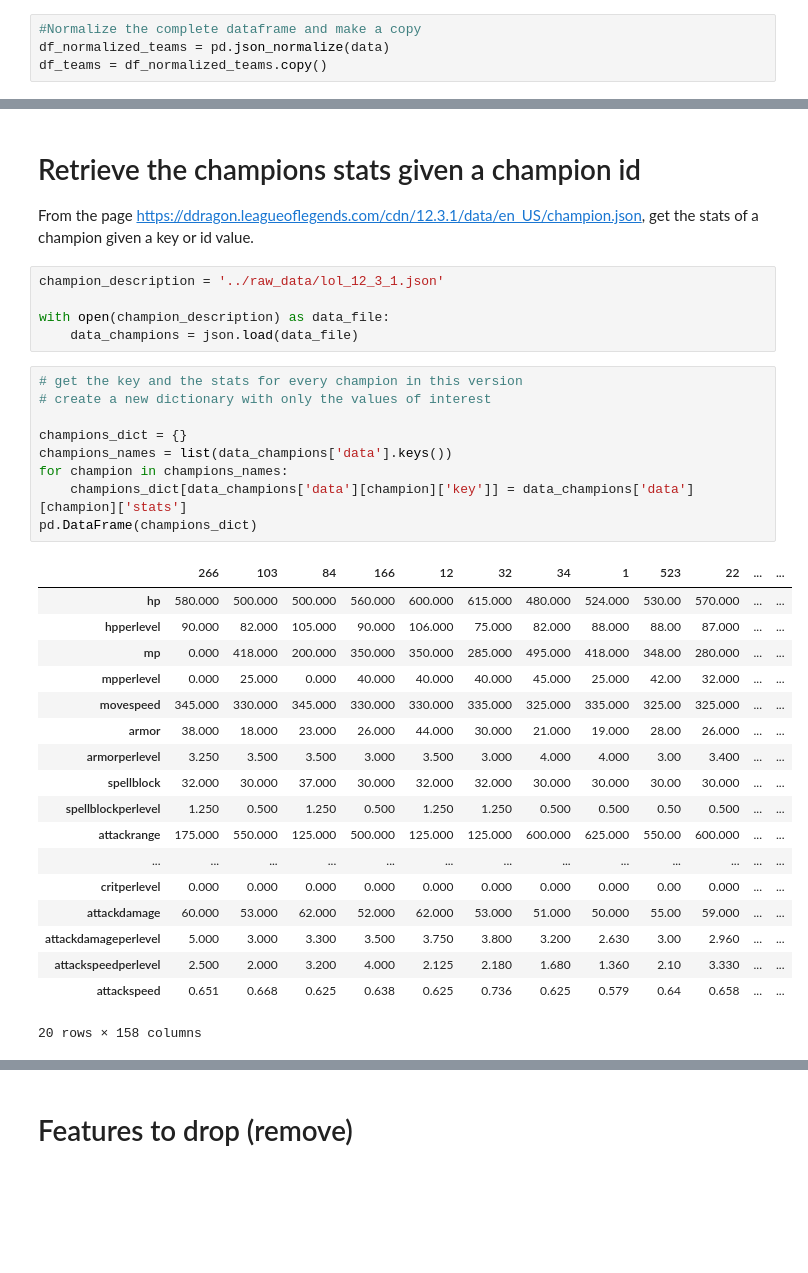
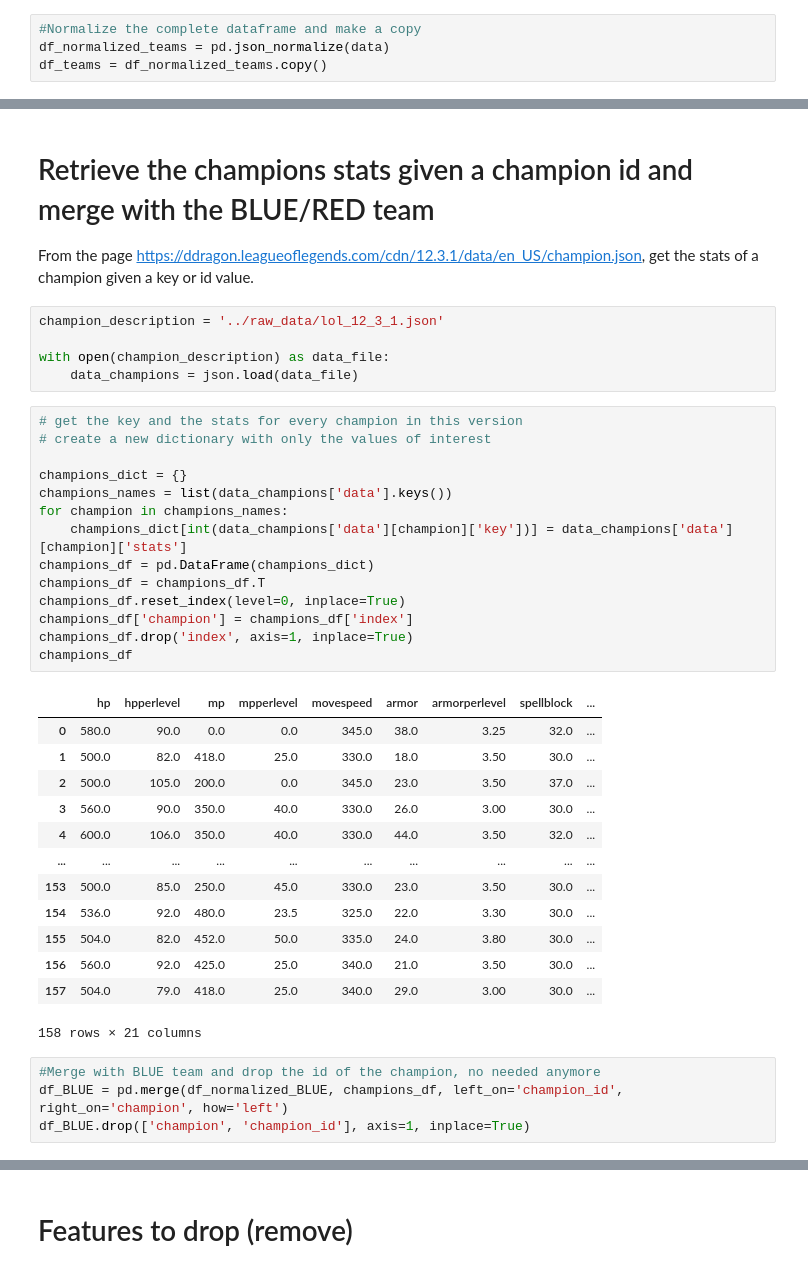
Before and after one commit to stephanyvargas/LoL_winner_predictor, a Jupyter notebook: notebooks/simple_model_Stephy.ipynb, the cells around one changed output, grey strips where cells are left out. Saved outputs shown, nothing was run; the diff lists cells and outputs as text; blank space fills up the shorter version.

Commit message:
migrated more preprocessing code from the file test_data_preprocessing_Stephany.ipynb, still missing imputer and label encoder

```diff
--- a/notebooks/simple_model_Stephy.ipynb
+++ b/notebooks/simple_model_Stephy.ipynb
@@ -55,5 +100,5 @@ df_normalized_BLUE['index_teams'] = index_teams
 # %% [markdown]
-# Retrieve the champions stats given a champion id
+# Retrieve the champions stats given a champion id and merge with the BLUE/RED team
 
 From the page https://ddragon.leagueoflegends.com/cdn/12.3.1/data/en_US/champion.json, get the stats of a champion given a key or id value.
 # %%
@@ -64,28 +109,32 @@ with open(champion_description) as data_file:
 # %%
 # get the key and the stats for every champion in this version
 # create a new dictionary with only the values of interest
 
 champions_dict = {}
 champions_names = list(data_champions['data'].keys())
 for champion in champions_names:
-    champions_dict[data_champions['data'][champion]['key']] = data_champions['data'][champion]['stats']
-pd.DataFrame(champions_dict)
+    champions_dict[int(data_champions['data'][champion]['key'])] = data_champions['data'][champion]['stats']
+champions_df = pd.DataFrame(champions_dict)
+champions_df = champions_df.T
+champions_df.reset_index(level=0, inplace=True)
+champions_df['champion'] = champions_df['index']
+champions_df.drop('index', axis=1, inplace=True)
+champions_df
 # %% [output]
-|  | 266 | 103 | 84 | 166 | 12 | 32 | 34 | 1 | 523 | 22 | ... | ... |
-| hp | 580.000 | 500.000 | 500.000 | 560.000 | 600.000 | 615.000 | 480.000 | 524.000 | 530.00 | 570.000 | ... | ... |
-| hpperlevel | 90.000 | 82.000 | 105.000 | 90.000 | 106.000 | 75.000 | 82.000 | 88.000 | 88.00 | 87.000 | ... | ... |
-| mp | 0.000 | 418.000 | 200.000 | 350.000 | 350.000 | 285.000 | 495.000 | 418.000 | 348.00 | 280.000 | ... | ... |
-| mpperlevel | 0.000 | 25.000 | 0.000 | 40.000 | 40.000 | 40.000 | 45.000 | 25.000 | 42.00 | 32.000 | ... | ... |
-| movespeed | 345.000 | 330.000 | 345.000 | 330.000 | 330.000 | 335.000 | 325.000 | 335.000 | 325.00 | 325.000 | ... | ... |
-| armor | 38.000 | 18.000 | 23.000 | 26.000 | 44.000 | 30.000 | 21.000 | 19.000 | 28.00 | 26.000 | ... | ... |
-| armorperlevel | 3.250 | 3.500 | 3.500 | 3.000 | 3.500 | 3.000 | 4.000 | 4.000 | 3.00 | 3.400 | ... | ... |
-| spellblock | 32.000 | 30.000 | 37.000 | 30.000 | 32.000 | 32.000 | 30.000 | 30.000 | 30.00 | 30.000 | ... | ... |
-| spellblockperlevel | 1.250 | 0.500 | 1.250 | 0.500 | 1.250 | 1.250 | 0.500 | 0.500 | 0.50 | 0.500 | ... | ... |
-| attackrange | 175.000 | 550.000 | 125.000 | 500.000 | 125.000 | 125.000 | 600.000 | 625.000 | 550.00 | 600.000 | ... | ... |
-| ... | ... | ... | ... | ... | ... | ... | ... | ... | ... | ... | ... | ... |
-| critperlevel | 0.000 | 0.000 | 0.000 | 0.000 | 0.000 | 0.000 | 0.000 | 0.000 | 0.00 | 0.000 | ... | ... |
-| attackdamage | 60.000 | 53.000 | 62.000 | 52.000 | 62.000 | 53.000 | 51.000 | 50.000 | 55.00 | 59.000 | ... | ... |
-| attackdamageperlevel | 5.000 | 3.000 | 3.300 | 3.500 | 3.750 | 3.800 | 3.200 | 2.630 | 3.00 | 2.960 | ... | ... |
-| attackspeedperlevel | 2.500 | 2.000 | 3.200 | 4.000 | 2.125 | 2.180 | 1.680 | 1.360 | 2.10 | 3.330 | ... | ... |
-| attackspeed | 0.651 | 0.668 | 0.625 | 0.638 | 0.625 | 0.736 | 0.625 | 0.579 | 0.64 | 0.658 | ... | ... |
+|  | hp | hpperlevel | mp | mpperlevel | movespeed | armor | armorperlevel | spellblock | ... |
+| 0 | 580.0 | 90.0 | 0.0 | 0.0 | 345.0 | 38.0 | 3.25 | 32.0 | ... |
+| 1 | 500.0 | 82.0 | 418.0 | 25.0 | 330.0 | 18.0 | 3.50 | 30.0 | ... |
+| 2 | 500.0 | 105.0 | 200.0 | 0.0 | 345.0 | 23.0 | 3.50 | 37.0 | ... |
+| 3 | 560.0 | 90.0 | 350.0 | 40.0 | 330.0 | 26.0 | 3.00 | 30.0 | ... |
+| 4 | 600.0 | 106.0 | 350.0 | 40.0 | 330.0 | 44.0 | 3.50 | 32.0 | ... |
+| ... | ... | ... | ... | ... | ... | ... | ... | ... | ... |
+| 153 | 500.0 | 85.0 | 250.0 | 45.0 | 330.0 | 23.0 | 3.50 | 30.0 | ... |
+| 154 | 536.0 | 92.0 | 480.0 | 23.5 | 325.0 | 22.0 | 3.30 | 30.0 | ... |
+| 155 | 504.0 | 82.0 | 452.0 | 50.0 | 335.0 | 24.0 | 3.80 | 30.0 | ... |
+| 156 | 560.0 | 92.0 | 425.0 | 25.0 | 340.0 | 21.0 | 3.50 | 30.0 | ... |
+| 157 | 504.0 | 79.0 | 418.0 | 25.0 | 340.0 | 29.0 | 3.00 | 30.0 | ... |
-20 rows × 158 columns
+158 rows × 21 columns
+# %%
+#Merge with BLUE team and drop the id of the champion, no needed anymore
+df_BLUE = pd.merge(df_normalized_BLUE, champions_df, left_on='champion_id', right_on='champion', how='left')
+df_BLUE.drop(['champion', 'champion_id'], axis=1, inplace=True)
```
Also changed, not shown: parts of 16 cells of this notebook.
